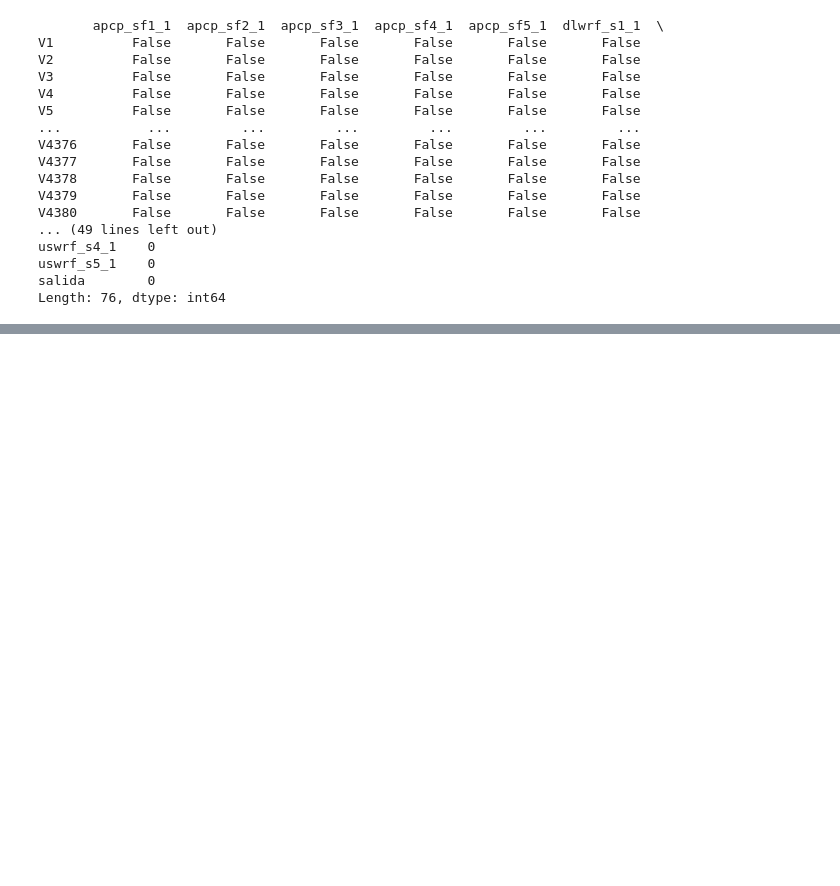
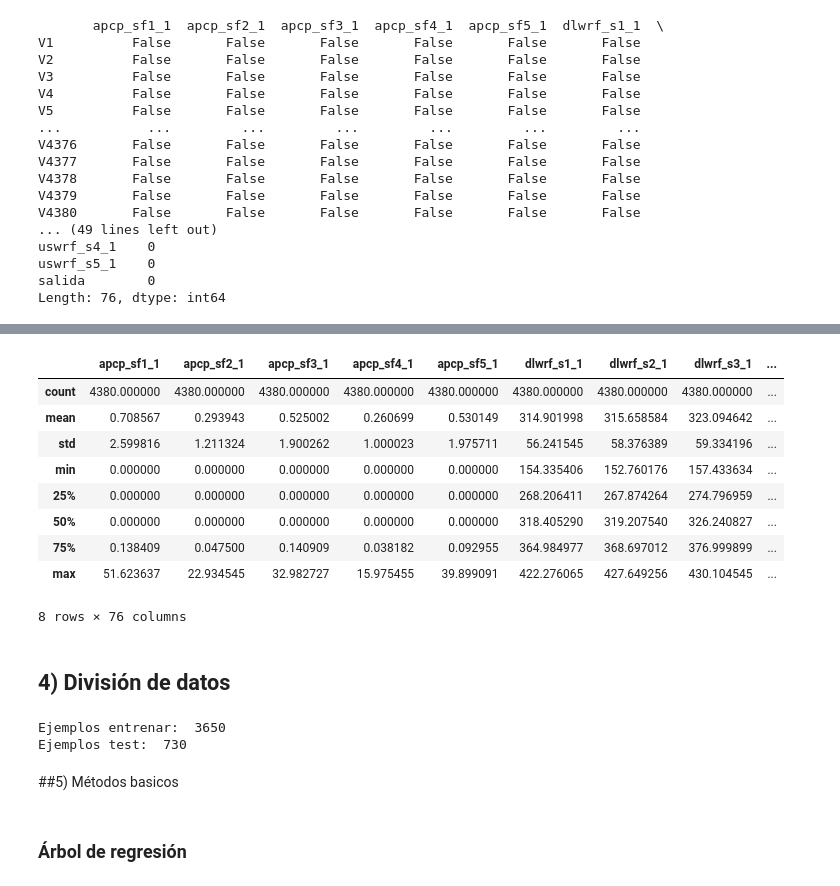
Before and after one commit to 100451183/Grupo8_Practica1, a Jupyter notebook: Grupo8_Práctica1.ipynb, the cells around one changed output, grey strips where cells are left out. Drawn from its saved outputs; the diff is of its cells as text; code cells hidden in the pictures; blank space fills up the shorter version.

```diff
--- a/Grupo8_Práctica1.ipynb
+++ b/Grupo8_Práctica1.ipynb
@@ -146,0 +165,13 @@ Length: 76, dtype: int64
+# %%
+disp_df.describe()
+# %% [output]
+|  | apcp_sf1_1 | apcp_sf2_1 | apcp_sf3_1 | apcp_sf4_1 | apcp_sf5_1 | dlwrf_s1_1 | dlwrf_s2_1 | dlwrf_s3_1 | ... |
+| count | 4380.000000 | 4380.000000 | 4380.000000 | 4380.000000 | 4380.000000 | 4380.000000 | 4380.000000 | 4380.000000 | ... |
+| mean | 0.708567 | 0.293943 | 0.525002 | 0.260699 | 0.530149 | 314.901998 | 315.658584 | 323.094642 | ... |
+| std | 2.599816 | 1.211324 | 1.900262 | 1.000023 | 1.975711 | 56.241545 | 58.376389 | 59.334196 | ... |
+| min | 0.000000 | 0.000000 | 0.000000 | 0.000000 | 0.000000 | 154.335406 | 152.760176 | 157.433634 | ... |
+| 25% | 0.000000 | 0.000000 | 0.000000 | 0.000000 | 0.000000 | 268.206411 | 267.874264 | 274.796959 | ... |
+| 50% | 0.000000 | 0.000000 | 0.000000 | 0.000000 | 0.000000 | 318.405290 | 319.207540 | 326.240827 | ... |
+| 75% | 0.138409 | 0.047500 | 0.140909 | 0.038182 | 0.092955 | 364.984977 | 368.697012 | 376.999899 | ... |
+| max | 51.623637 | 22.934545 | 32.982727 | 15.975455 | 39.899091 | 422.276065 | 427.649256 | 430.104545 | ... |
+8 rows × 76 columns
@@ -146,0 +180,24 @@ Length: 76, dtype: int64
+# %% [markdown]
+## 4) División de datos
+# %%
+# Porcentaje de entrenamiento (10 años para entrenar y 2 años para probar)
+# Se redondea para que sean 10 años.
+p_train = 0.8333333333333334
+
+train = disp_df[:int((len(disp_df))*p_train)]
+#test = disp_df[int((len(train))*p_train):]
+# test2 se va a usar en la evaluación final en el apartado 8. Es por esto que
+# se van a usar los datos de train para hacer un subconjunto de test1 y usarse
+# los siguientes apartados.
+test = disp_df[int((len(disp_df))*p_train):]
+
+print("Ejemplos entrenar: ", len(train))
+#print("Ejemplos test: ", len(test))
+print("Ejemplos test: ", len(test))
+# %% [output]
+Ejemplos entrenar:  3650
+Ejemplos test:  730
+# %% [markdown]
+##5) Métodos basicos
+# %% [markdown]
+### Árbol de regresión
```
Also changed, not shown: parts of 7 cells of this notebook.
